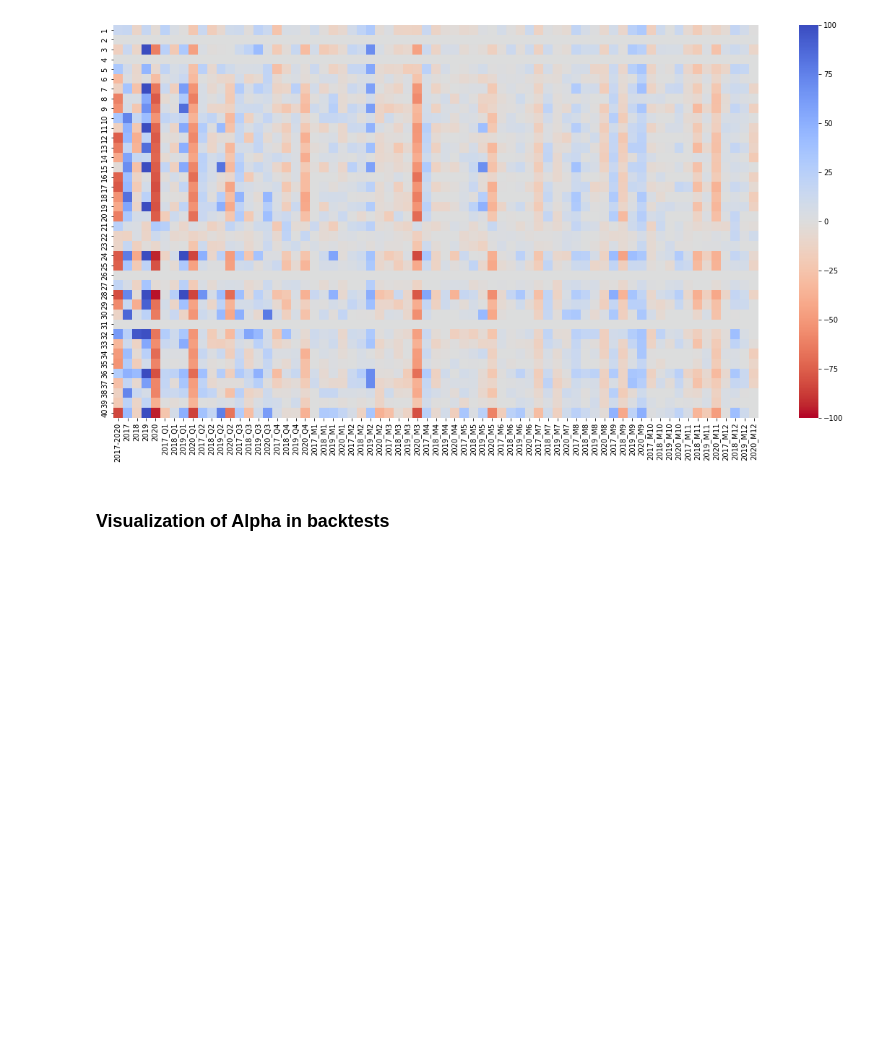
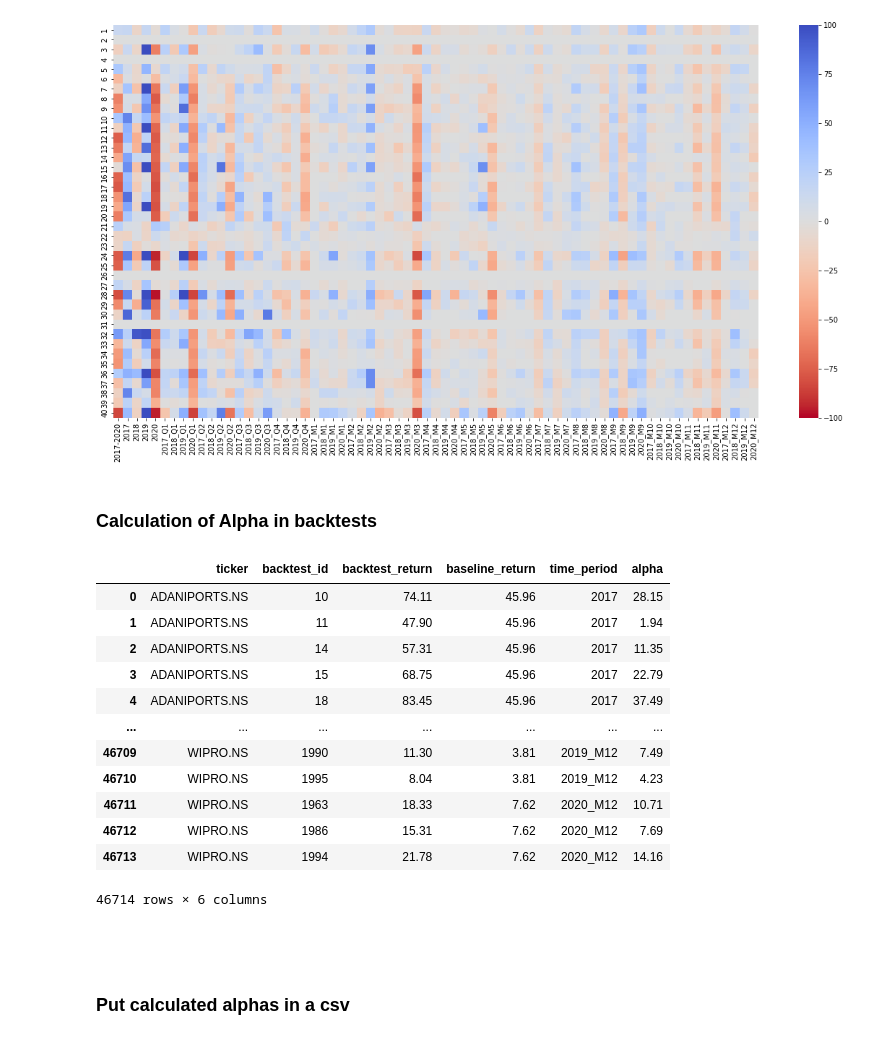
Before and after one commit to Varun487/AIAlgoTrading, a Jupyter notebook: research/baselines/Inferences.ipynb, the cells around one changed output. Drawn from its saved outputs; the diff is of its cells as text; code cells hidden in the pictures; blank space fills up the shorter version.

Commit message:
Alpha calculated

```diff
--- a/research/baselines/Inferences.ipynb
+++ b/research/baselines/Inferences.ipynb
@@ -62,4 +62,4 @@ backtests_returns[backtests_returns['ticker'] == company_ticker].drop(['ticker',
 (40, 69)
 [figure]
 # %% [markdown]
-### Visualization of Alpha in backtests
+### Calculation of Alpha in backtests
@@ -91,0 +66,70 @@ company_baseline_returns = pd.concat([company_baseline_returns]*len(company_back
+# %%
+# Calculate Alpha
+tickers = []
+backtest_ids = []
+backtest_returns = []
+baseline_returns = []
+time_periods = []
+alphas = []
+
+# New DF to store alpha
+alpha_df = pd.DataFrame()
+alpha_df['ticker'] = []
+alpha_df['backtest_id'] = []
+alpha_df['backtest_return'] = []
+alpha_df['baseline_return'] = []
+alpha_df['time_period'] = []
+alpha_df['alpha'] = []
+
+for ticker in companies_returns['ticker']:
+	# print(ticker)
+	company_baseline = companies_returns[companies_returns['ticker'] == ticker]
+	# print(company_baseline)
+	index = list(company_baseline.index)[0]
+	company_backtests = backtests_returns[backtests_returns['ticker'] == ticker]
+	# print(company_backtests)
+	cols = list(company_baseline.columns)
+	cols.remove('ticker')
+	# print(cols)
+	# print(len(cols))
+	for col in cols:
+		for backtest in range(len(company_backtests)):
+			# print(company_baseline[col][index])
+			# print(list(company_backtests[col])[backtest])
+			if (list(company_backtests[col])[backtest] > 0) and (list(company_backtests[col])[backtest] > company_baseline[col][index]):
+				# print(f"Alpha of {round(list(company_backtests[col])[backtest] - company_baseline[col][index], 2)} found for {ticker} {col} {list(company_backtests['backtest_id'])[backtest]} with backtest return {list(company_backtests[col])[backtest]} and company baseline of {company_baseline[col][index]}")
+				tickers.append(ticker)
+				backtest_returns.append(round(list(company_backtests[col])[backtest], 2))
+				baseline_returns.append(company_baseline[col][index])
+				backtest_ids.append(list(company_backtests['backtest_id'])[backtest])
+				time_periods.append(col)
+				alphas.append(round(list(company_backtests[col])[backtest] - company_baseline[col][index], 2))
+			# print(col, backtest)
+	# break
+
+alpha_df['ticker'] = tickers
+alpha_df['backtest_id'] = backtest_ids
+alpha_df['backtest_return'] = backtest_returns
+alpha_df['baseline_return'] = baseline_returns
+alpha_df['time_period'] = time_periods
+alpha_df['alpha'] = alphas
+
+alpha_df
+# %% [output]
+|  | ticker | backtest_id | backtest_return | baseline_return | time_period | alpha |
+| 0 | ADANIPORTS.NS | 10 | 74.11 | 45.96 | 2017 | 28.15 |
+| 1 | ADANIPORTS.NS | 11 | 47.90 | 45.96 | 2017 | 1.94 |
+| 2 | ADANIPORTS.NS | 14 | 57.31 | 45.96 | 2017 | 11.35 |
+| 3 | ADANIPORTS.NS | 15 | 68.75 | 45.96 | 2017 | 22.79 |
+| 4 | ADANIPORTS.NS | 18 | 83.45 | 45.96 | 2017 | 37.49 |
+| ... | ... | ... | ... | ... | ... | ... |
+| 46709 | WIPRO.NS | 1990 | 11.30 | 3.81 | 2019_M12 | 7.49 |
+| 46710 | WIPRO.NS | 1995 | 8.04 | 3.81 | 2019_M12 | 4.23 |
+| 46711 | WIPRO.NS | 1963 | 18.33 | 7.62 | 2020_M12 | 10.71 |
+| 46712 | WIPRO.NS | 1986 | 15.31 | 7.62 | 2020_M12 | 7.69 |
+| 46713 | WIPRO.NS | 1994 | 21.78 | 7.62 | 2020_M12 | 14.16 |
+46714 rows × 6 columns
+# %% [markdown]
+###
+# %% [markdown]
+### Put calculated alphas in a csv
```
Also changed, not shown: parts of 2 cells of this notebook, 1 other file.
